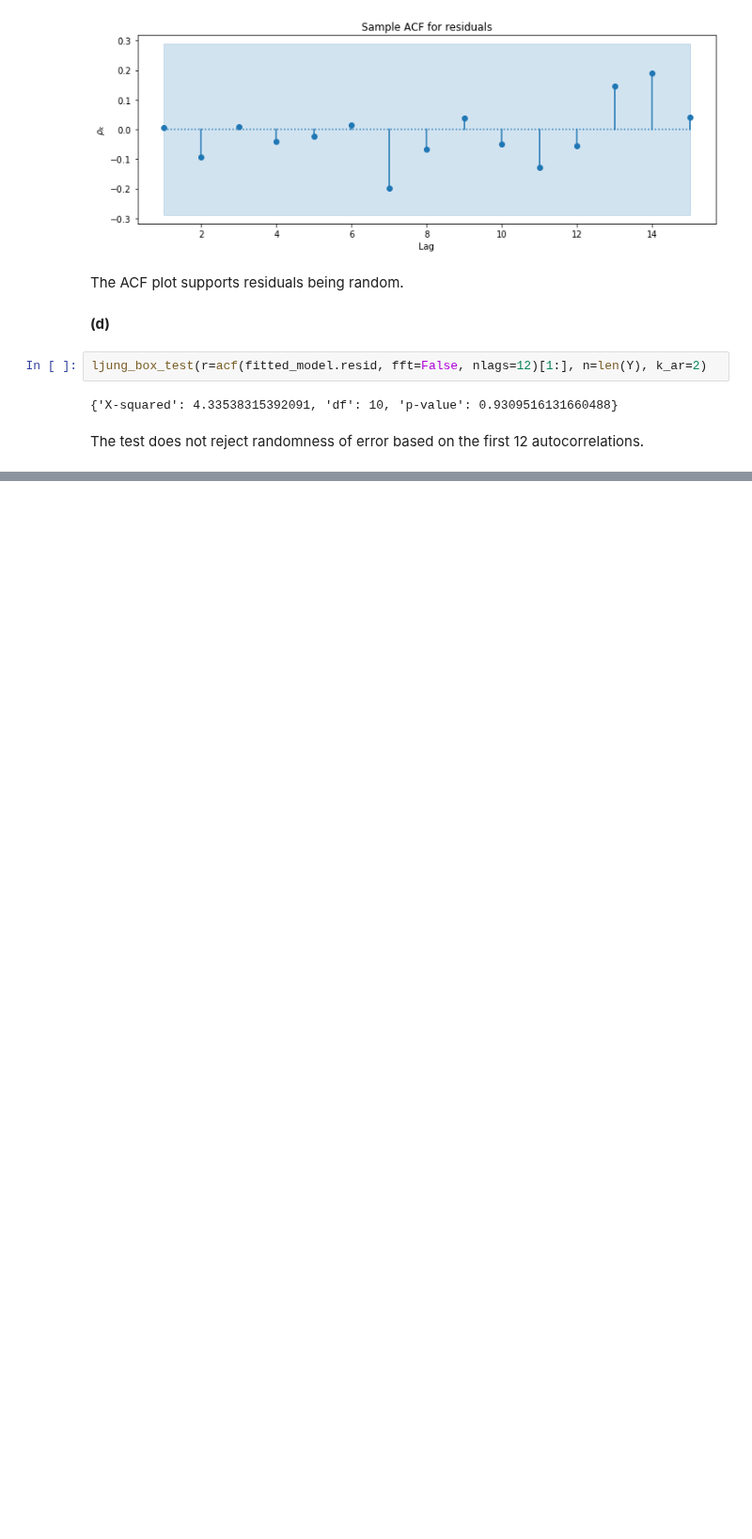
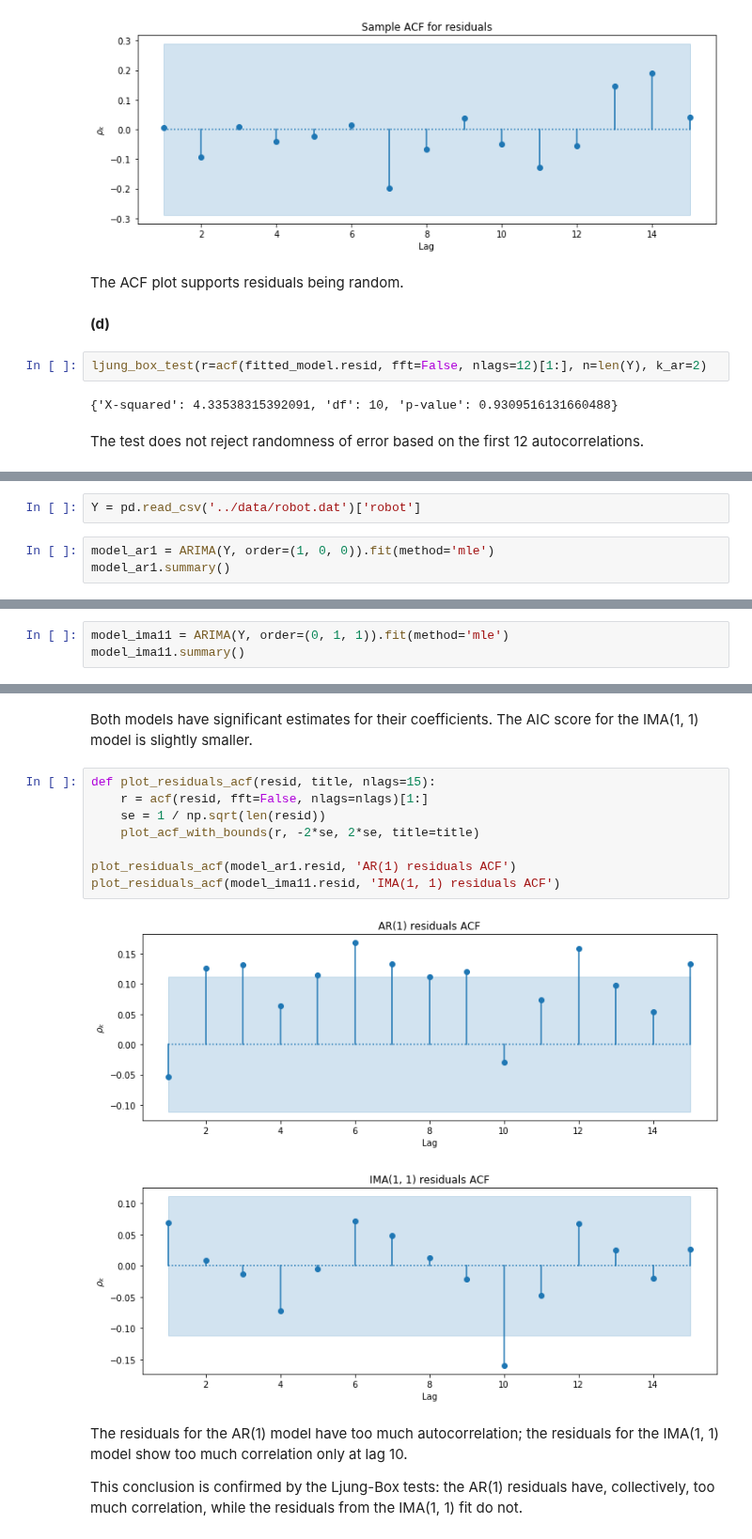
Before and after one commit to telmo-correa/time-series-analysis, a Jupyter notebook: Python/Chapter 08 (Ex 01 - 11) - Model Diagnostics.ipynb, the cells around one changed output, grey strips where cells are left out. Shown at 94% size. Cells and saved outputs as stored; diff of their text form; blank space fills up the shorter version.

```diff
--- a/Python/Chapter 08 (Ex 01 - 11) - Model Diagnostics.ipynb
+++ b/Python/Chapter 08 (Ex 01 - 11) - Model Diagnostics.ipynb
@@ -308,0 +422,5 @@ The test does not reject randomness of error based on the first 12 autocorrelati
+# %%
+Y = pd.read_csv('../data/robot.dat')['robot']
+# %%
+model_ar1 = ARIMA(Y, order=(1, 0, 0)).fit(method='mle')
+model_ar1.summary()
@@ -308,0 +442,3 @@ The test does not reject randomness of error based on the first 12 autocorrelati
+# %%
+model_ima11 = ARIMA(Y, order=(0, 1, 1)).fit(method='mle')
+model_ima11.summary()
@@ -308,0 +460,17 @@ The test does not reject randomness of error based on the first 12 autocorrelati
+# %% [markdown]
+Both models have significant estimates for their coefficients.  The AIC score for the IMA(1, 1) model is slightly smaller.
+# %%
+def plot_residuals_acf(resid, title, nlags=15):
+    r = acf(resid, fft=False, nlags=nlags)[1:]
+    se = 1 / np.sqrt(len(resid))
+    plot_acf_with_bounds(r, -2*se, 2*se, title=title)
+
+plot_residuals_acf(model_ar1.resid, 'AR(1) residuals ACF')
+plot_residuals_acf(model_ima11.resid, 'IMA(1, 1) residuals ACF')
+# %% [output]
+[figure, added]
+[figure, added]
+# %% [markdown]
+The residuals for the AR(1) model have too much autocorrelation; the residuals for the IMA(1, 1) model show too much correlation only at lag 10.
+
+This conclusion is confirmed by the Ljung-Box tests: the AR(1) residuals have, collectively, too much correlation, while the residuals from the IMA(1, 1) fit do not.
```
Also changed, not shown: parts of 66 cells of this notebook, 1 other file.
